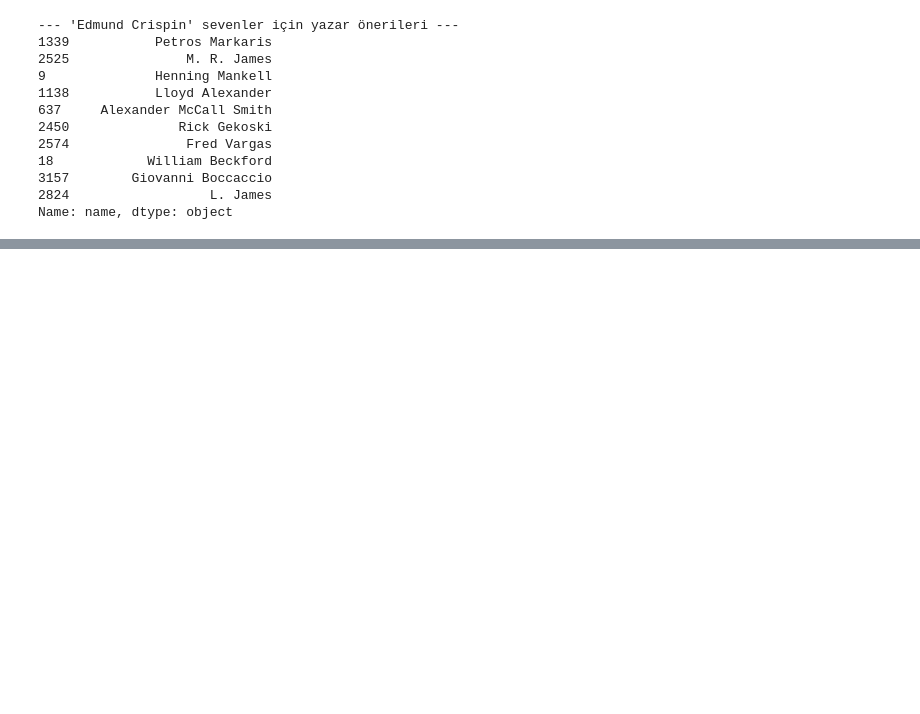
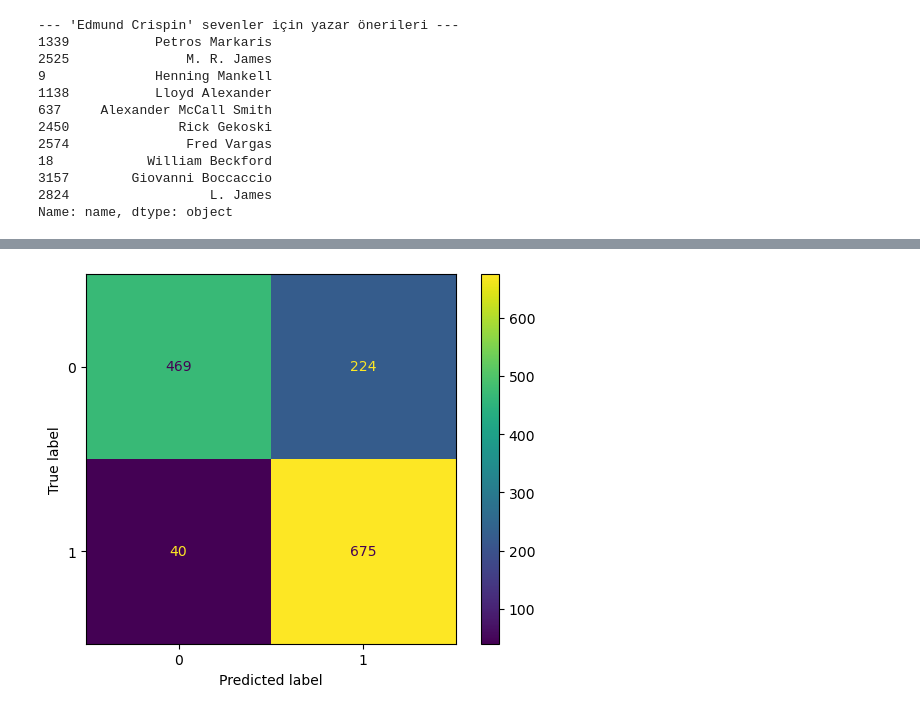
Before and after one commit to ilydozttrk/MakineOgrenmesiProjesi, a Jupyter notebook: MakineOgrenmesiProjesi.ipynb, the cells around one changed output, grey strips where cells are left out. Saved outputs shown, nothing was run; the diff lists cells and outputs as text; code cells hidden in the pictures; blank space fills up the shorter version.

```diff
--- a/MakineOgrenmesiProjesi.ipynb
+++ b/MakineOgrenmesiProjesi.ipynb
@@ -303,0 +379,91 @@ proje_demo_final()
+# %%
+import pandas as pd
+from sklearn.model_selection import train_test_split, GridSearchCV
+from sklearn.ensemble import RandomForestClassifier, GradientBoostingClassifier
+from sklearn.metrics import accuracy_score, classification_report
+
+# 1. VERİYİ HAZIRLAMA
+try:
+    df = pd.read_csv("book_rating.csv")
+    df.columns = df.columns.str.strip()
+    if 'average_rating' in df.columns:
+        df.rename(columns={'average_rating': 'rating'}, inplace=True)
+
+    vote_cols = ['one_star_count', 'two_star_count', 'three_star_count', 'four_star_count', 'five_star_count']
+    df[vote_cols] = df[vote_cols].fillna(0)
+    df['vote_count'] = df[vote_cols].sum(axis=1)
+
+    df['rating'] = pd.to_numeric(df['rating'], errors='coerce')
+    df['vote_count'] = pd.to_numeric(df['vote_count'], errors='coerce')
+    df = df.dropna(subset=['vote_count', 'rating', 'name'])
+
+except FileNotFoundError:
+    print("HATA: Dosya bulunamadı.")
+    exit()
+
+# 2. SINIF VE ÖZELLİK OLUŞTURMA
+limit = 500
+df['category'] = df['vote_count'].apply(lambda x: 1 if x > limit else 0)
+
+# Özellik Mühendisliği (Feature Engineering)
+df['title_len'] = df['name'].astype(str).apply(len)
+df['word_count'] = df['name'].astype(str).apply(lambda x: len(x.split()))
+df['has_digit'] = df['name'].astype(str).apply(lambda x: 1 if any(c.isdigit() for c in x) else 0)
+
+X = df[['rating', 'title_len', 'word_count', 'has_digit']]
+y = df['category']
+
+# Eğitim/Test Ayrımı
+X_train, X_test, y_train, y_test = train_test_split(X, y, test_size=0.2, random_state=42)
+
+# ---------------------------------------------------------
+# YÖNTEM 1: Random Forest için En İyi Ayarları Bulma (Grid Search)
+# ---------------------------------------------------------
+print("En iyi Random Forest ayarları aranıyor... (Biraz sürebilir)")
+
+param_grid = {
+    'n_estimators': [100, 200],      # Ağaç sayısı
+    'max_depth': [10, 20, None],     # Derinlik (Ezberlemeyi önler)
+    'min_samples_split': [2, 5],     # Bölünme kriteri
+    'class_weight': ['balanced']     # Dengesiz veri için
+}
+
+rf = RandomForestClassifier(random_state=42)
+grid_search = GridSearchCV(estimator=rf, param_grid=param_grid, cv=3, scoring='f1', n_jobs=-1)
+grid_search.fit(X_train, y_train)
+
+best_rf = grid_search.best_estimator_
+y_pred_rf = best_rf.predict(X_test)
+
+print(f"\n--- En İyi Random Forest Sonuçları ---")
+print(f"En İyi Parametreler: {grid_search.best_params_}")
+print(f"Doğruluk (Accuracy): %{accuracy_score(y_test, y_pred_rf) * 100:.2f}")
+print(classification_report(y_test, y_pred_rf))
+
+rf_model = best_rf
+rf_pred = y_pred_rf
+rf_acc = accuracy_score(y_test, rf_pred)
+
+
+# ---------------------------------------------------------
+# YÖNTEM 2: Gradient Boosting (Genelde Daha Yüksek Başarı)
+# ---------------------------------------------------------
+print("\n--- Gradient Boosting Modeli ---")
+gb_model = GradientBoostingClassifier(n_estimators=100, learning_rate=0.1, max_depth=3, random_state=42)
+gb_model.fit(X_train, y_train)
+
+y_pred_gb = gb_model.predict(X_test)
+print(f"Doğruluk (Accuracy): %{accuracy_score(y_test, y_pred_gb) * 100:.2f}")
+print(classification_report(y_test, y_pred_gb))
+
+gb_pred = y_pred_gb
+gb_acc = accuracy_score(y_test, gb_pred)
+
+from sklearn.metrics import confusion_matrix, ConfusionMatrixDisplay
+
+cm = confusion_matrix(y_test, gb_pred)
+disp = ConfusionMatrixDisplay(confusion_matrix=cm)
+disp.plot()
+
+#Bu confusion matrix, Gradient Boosting modeli için elde edilmiştir.
+# %% [output]
@@ -303,0 +488 @@ proje_demo_final()
+[figure, added]
```
Also changed, not shown: parts of 11 cells of this notebook.
